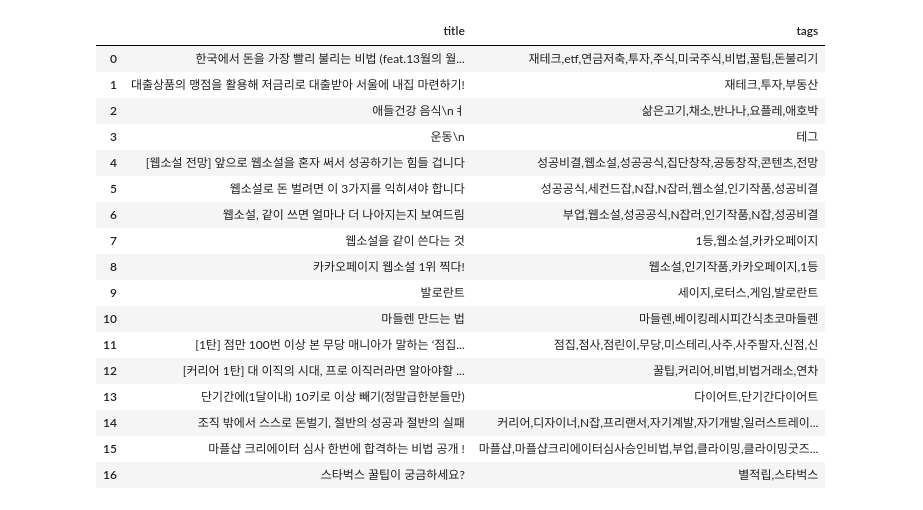
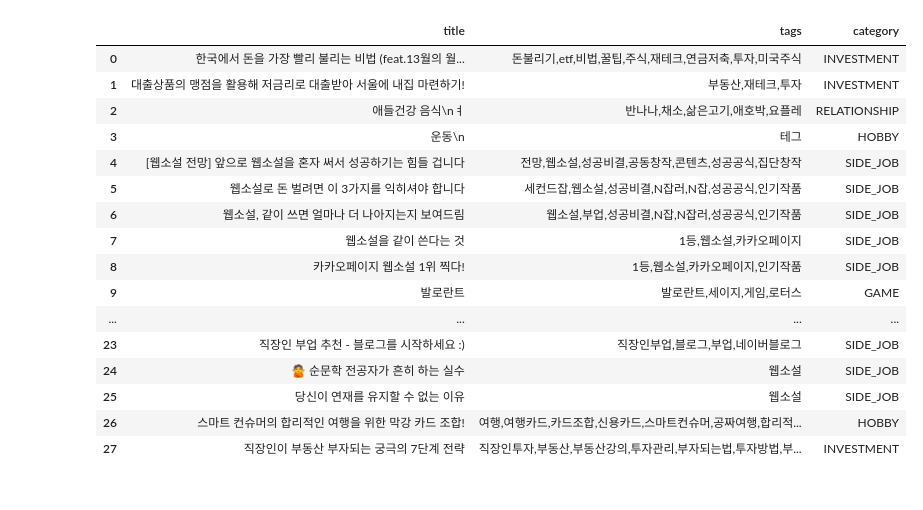
Before and after one commit to JayPark7821/ml-prac, a Jupyter notebook: recommend_prac_2/embedding.ipynb, the cells around one changed output. Cells and saved outputs as stored; diff of their text form; code cells hidden in the pictures.

```diff
--- a/recommend_prac_2/embedding.ipynb
+++ b/recommend_prac_2/embedding.ipynb
@@ -12,24 +10,23 @@ import pickle
 openai_api_key = ''
 # %%
 client = OpenAI(api_key= openai_api_key)
-articles_df = pd.DataFrame(pd.read_csv('../data/Result_9.csv'))
+articles_df = pd.DataFrame(pd.read_csv('../data/Result_2.csv'))
 articles_df
 # %% [output]
-|  | title | tags |
-| 0 | 한국에서 돈을 가장 빨리 불리는 비법 (feat.13월의 월... | 재테크,etf,연금저축,투자,주식,미국주식,비법,꿀팁,돈불리기 |
-| 1 | 대출상품의 맹점을 활용해 저금리로 대출받아 서울에 내집 마련하기! | 재테크,투자,부동산 |
-| 2 | 애들건강 음식\nㅕ | 삶은고기,채소,반나나,요플레,애호박 |
-| 3 | 운동\n | 테그 |
-| 4 | [웹소설 전망] 앞으로 웹소설을 혼자 써서 성공하기는 힘들 겁니다 | 성공비결,웹소설,성공공식,집단창작,공동창작,콘텐츠,전망 |
-| 5 | 웹소설로 돈 벌려면 이 3가지를 익히셔야 합니다 | 성공공식,세컨드잡,N잡,N잡러,웹소설,인기작품,성공비결 |
-| 6 | 웹소설, 같이 쓰면 얼마나 더 나아지는지 보여드림 | 부업,웹소설,성공공식,N잡러,인기작품,N잡,성공비결 |
-| 7 | 웹소설을 같이 쓴다는 것 | 1등,웹소설,카카오페이지 |
-| 8 | 카카오페이지 웹소설 1위 찍다! | 웹소설,인기작품,카카오페이지,1등 |
-| 9 | 발로란트 | 세이지,로터스,게임,발로란트 |
-| 10 | 마들렌 만드는 법 | 마들렌,베이킹레시피간식초코마들렌 |
-| 11 | [1탄] 점만 100번 이상 본 무당 매니아가 말하는 ‘점집... | 점집,점사,점린이,무당,미스테리,사주,사주팔자,신점,신 |
-| 12 | [커리어 1탄] 대 이직의 시대, 프로 이직러라면 알아야할 ... | 꿀팁,커리어,비법,비법거래소,연차 |
-| 13 | 단기간에(1달이내) 10키로 이상 빼기(정말급한분들만) | 다이어트,단기간다이어트 |
-| 14 | 조직 밖에서 스스로 돈벌기, 절반의 성공과 절반의 실패 | 커리어,디자이너,N잡,프리랜서,자기계발,자기개발,일러스트레이... |
-| 15 | 마플샵 크리에이터 심사 한번에 합격하는 비법 공개 ! | 마플샵,마플샵크리에이터심사승인비법,부업,클라이밍,클라이밍굿즈... |
-| 16 | 스타벅스 꿀팁이 궁금하세요? | 별적립,스타벅스 |
+|  | title | tags | category |
+| 0 | 한국에서 돈을 가장 빨리 불리는 비법 (feat.13월의 월... | 돈불리기,etf,비법,꿀팁,주식,재테크,연금저축,투자,미국주식 | INVESTMENT |
+| 1 | 대출상품의 맹점을 활용해 저금리로 대출받아 서울에 내집 마련하기! | 부동산,재테크,투자 | INVESTMENT |
+| 2 | 애들건강 음식\nㅕ | 반나나,채소,삶은고기,애호박,요플레 | RELATIONSHIP |
+| 3 | 운동\n | 테그 | HOBBY |
+| 4 | [웹소설 전망] 앞으로 웹소설을 혼자 써서 성공하기는 힘들 겁니다 | 전망,웹소설,성공비결,공동창작,콘텐츠,성공공식,집단창작 | SIDE_JOB |
+| 5 | 웹소설로 돈 벌려면 이 3가지를 익히셔야 합니다 | 세컨드잡,웹소설,성공비결,N잡러,N잡,성공공식,인기작품 | SIDE_JOB |
+| 6 | 웹소설, 같이 쓰면 얼마나 더 나아지는지 보여드림 | 웹소설,부업,성공비결,N잡,N잡러,성공공식,인기작품 | SIDE_JOB |
+| 7 | 웹소설을 같이 쓴다는 것 | 1등,웹소설,카카오페이지 | SIDE_JOB |
+| 8 | 카카오페이지 웹소설 1위 찍다! | 1등,웹소설,카카오페이지,인기작품 | SIDE_JOB |
+| 9 | 발로란트 | 발로란트,세이지,게임,로터스 | GAME |
+| ... | ... | ... | ... |
+| 23 | 직장인 부업 추천 - 블로그를 시작하세요 :) | 직장인부업,블로그,부업,네이버블로그 | SIDE_JOB |
+| 24 | 🙅 순문학 전공자가 흔히 하는 실수 | 웹소설 | SIDE_JOB |
+| 25 | 당신이 연재를 유지할 수 없는 이유 | 웹소설 | SIDE_JOB |
+| 26 | 스마트 컨슈머의 합리적인 여행을 위한 막강 카드 조합! | 여행,여행카드,카드조합,신용카드,스마트컨슈머,공짜여행,합리적... | HOBBY |
+| 27 | 직장인이 부동산 부자되는 궁극의 7단계 전략 | 직장인투자,부동산,부동산강의,투자관리,부자되는법,투자방법,부... | INVESTMENT |
```
Also changed, not shown: parts of 8 cells of this notebook, 1 other file.
